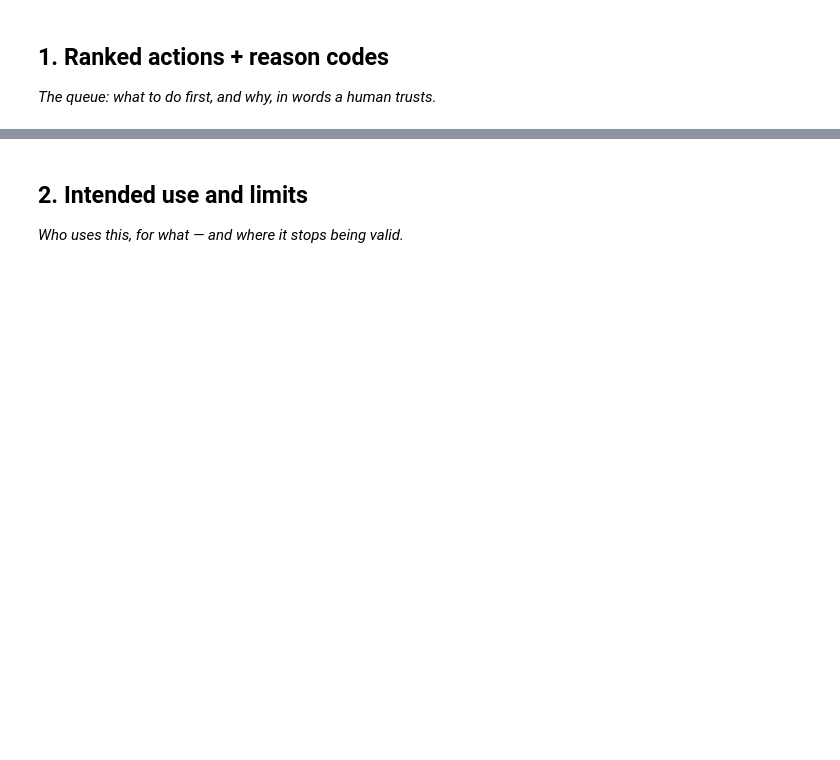
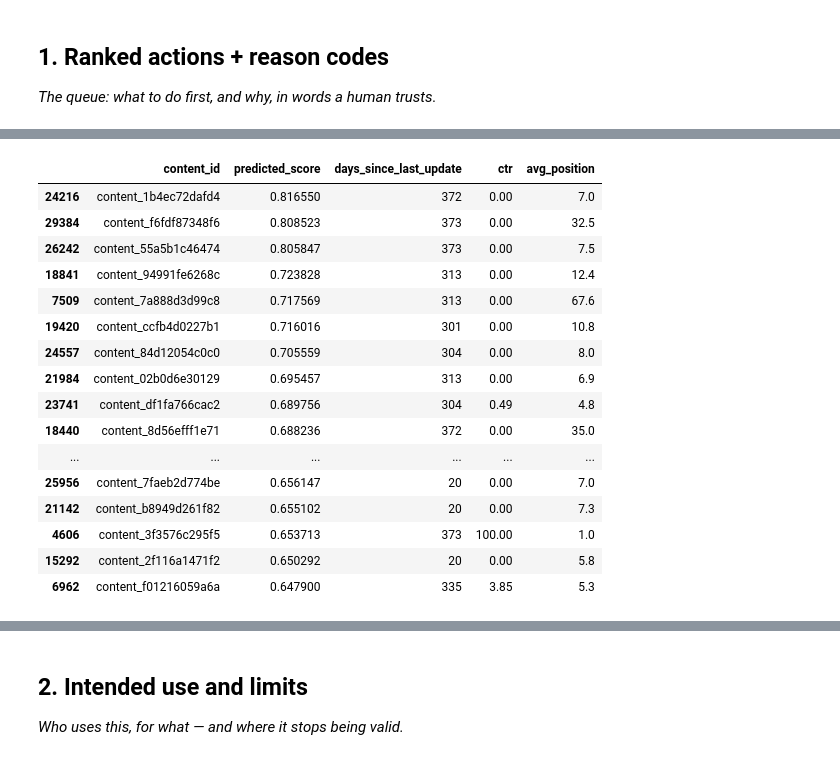
Before and after one commit to MahboobAli1/flyrank-ml-internship, a Jupyter notebook: work/notebooks/w07_action_playbook.ipynb, the cells around one changed output, grey strips where cells are left out. Cells and saved outputs as stored; diff of their text form; code cells hidden in the pictures; blank space fills up the shorter version.

```diff
--- a/work/notebooks/w07_action_playbook.ipynb
+++ b/work/notebooks/w07_action_playbook.ipynb
@@ -12,0 +31,21 @@ This skeleton is yours to fill. Work the sections **in order** — each one has
+# %%
+import pandas as pd
+import numpy as np
+
+df = pd.read_csv(
+    "/content/drive/MyDrive/flyrank-ml-internship/data/raw/content_refresh_anonymized.csv"
+)
+
+features = [
+    "content_age_days",
+    "days_since_last_update",
+    "search_volume",
+    "impressions_90d",
+    "clicks_90d",
+    "sessions_90d",
+    "ctr",
+    "avg_position",
+    "engagement_rate"
+]
+
+X = df[features].fillna(0)
@@ -12,0 +70,30 @@ This skeleton is yours to fill. Work the sections **in order** — each one has
+# %%
+queue = action_df[
+    [
+        "content_id",
+        "predicted_score",
+        "days_since_last_update",
+        "ctr",
+        "avg_position"
+    ]
+]
+
+queue.head(20)
+# %% [output]
+|  | content_id | predicted_score | days_since_last_update | ctr | avg_position |
+| 24216 | content_1b4ec72dafd4 | 0.816550 | 372 | 0.00 | 7.0 |
+| 29384 | content_f6fdf87348f6 | 0.808523 | 373 | 0.00 | 32.5 |
+| 26242 | content_55a5b1c46474 | 0.805847 | 373 | 0.00 | 7.5 |
+| 18841 | content_94991fe6268c | 0.723828 | 313 | 0.00 | 12.4 |
+| 7509 | content_7a888d3d99c8 | 0.717569 | 313 | 0.00 | 67.6 |
+| 19420 | content_ccfb4d0227b1 | 0.716016 | 301 | 0.00 | 10.8 |
+| 24557 | content_84d12054c0c0 | 0.705559 | 304 | 0.00 | 8.0 |
+| 21984 | content_02b0d6e30129 | 0.695457 | 313 | 0.00 | 6.9 |
+| 23741 | content_df1fa766cac2 | 0.689756 | 304 | 0.49 | 4.8 |
+| 18440 | content_8d56efff1e71 | 0.688236 | 372 | 0.00 | 35.0 |
+| ... | ... | ... | ... | ... | ... |
+| 25956 | content_7faeb2d774be | 0.656147 | 20 | 0.00 | 7.0 |
+| 21142 | content_b8949d261f82 | 0.655102 | 20 | 0.00 | 7.3 |
+| 4606 | content_3f3576c295f5 | 0.653713 | 373 | 100.00 | 1.0 |
+| 15292 | content_2f116a1471f2 | 0.650292 | 20 | 0.00 | 5.8 |
+| 6962 | content_f01216059a6a | 0.647900 | 335 | 3.85 | 5.3 |
```
Also changed, not shown: parts of 11 cells of this notebook.
